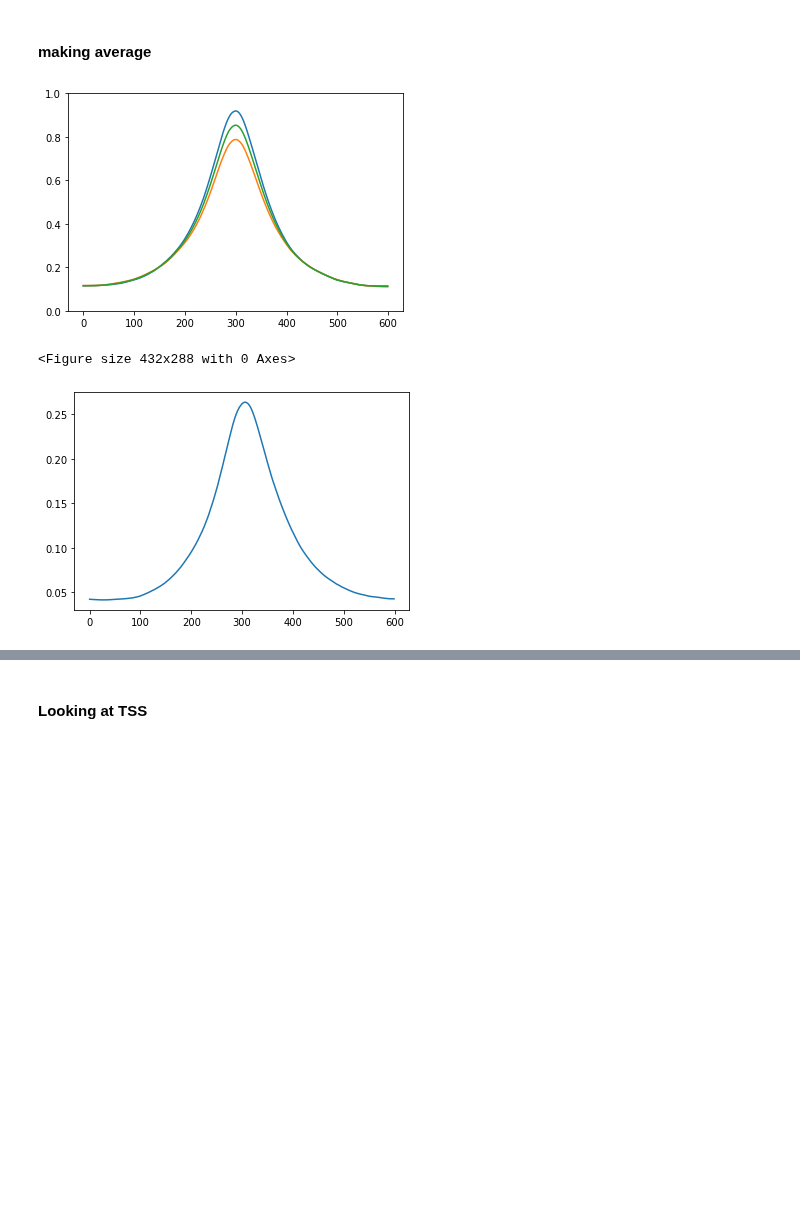
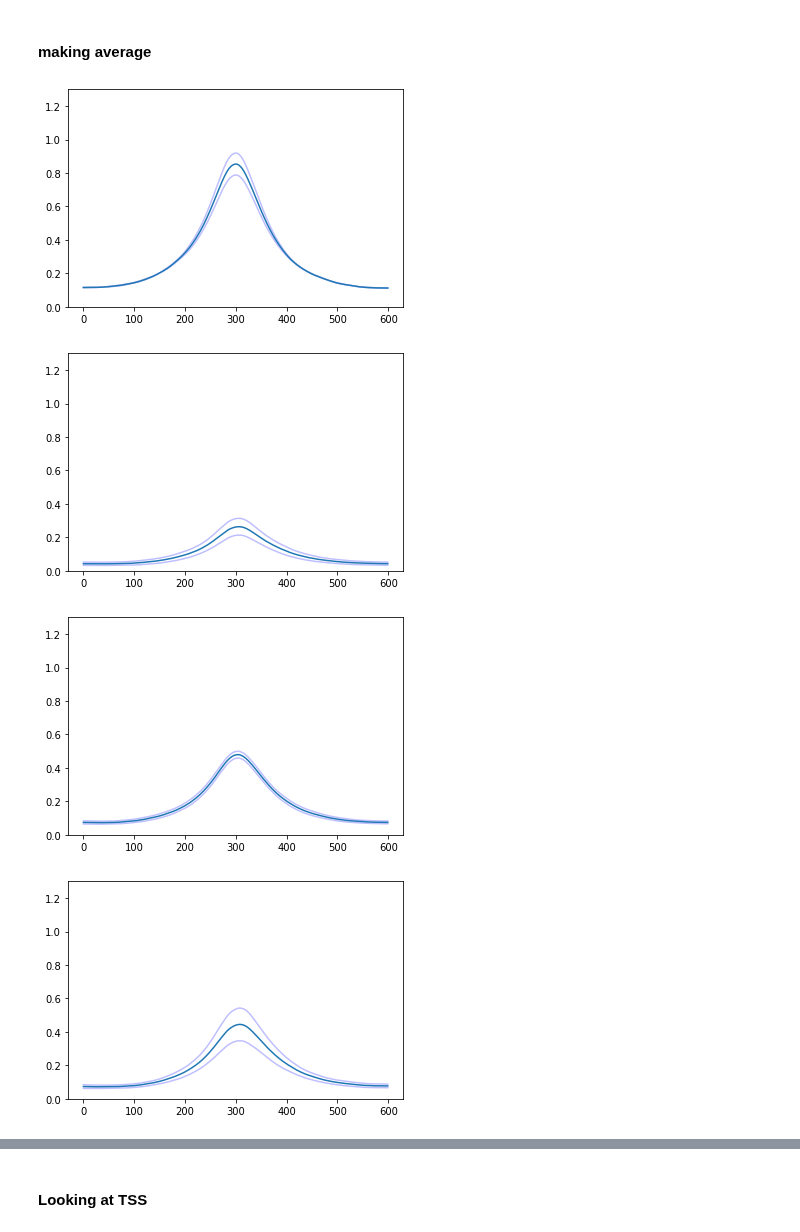
Before and after one commit to monikaperez/AMLproject, a Jupyter notebook: notebooks/Processing_differential_binding part3-Copy1.ipynb, the cells around one changed output, grey strips where cells are left out. Saved outputs shown, nothing was run; the diff lists cells and outputs as text; code cells hidden in the pictures; blank space fills up the shorter version.

Commit message:
making more plots

```diff
--- a/notebooks/Processing_differential_binding part3-Copy1.ipynb
+++ b/notebooks/Processing_differential_binding part3-Copy1.ipynb
@@ -534,14 +541,12 @@ mv ../../data/*_averageofsamples.pdf ../../data/$project/
-# %%
-_ = chiplot.plotAverageOfSamples(["../../data/knockouts_v1/AAVS1_mat.gz", "../../data/knockouts_v1/AAVS1_V2_mat.gz"], folder="../../data/"+project+"/"+val, showAll=True, maxv = 1, minv=0)
-# %% [output]
-[figure, removed]
 # %%
 for i, val in enumerate(names):
-    if i !=1:
+    if i <0:
         continue
-    val1 = '../../data/'+project+'/' + val +'_mat.gz'
+    val1 = '../../data/'+project+'/' + val +'_ko_mat.gz'
     val2 = '../../data/'+project+'/' + val +'_V2_ko_mat.gz'
-    _ = chiplot.plotAverageOfSamples([val1, val2], folder="../../data/"+project+"/"+val, maxv=1, minv=0)
+    _ = chiplot.plotAverageOfSamples([val1, val2], folder="../../data/"+project+"/"+val, showAll=True, maxv = 1.3, minv=0)
 # %% [output]
-<Figure size 432x288 with 0 Axes>
-[figure, old version]
+[figure, new version]
+[figure, added]
+[figure, added]
+[figure, added]
```
Also changed, not shown: parts of 10 cells of this notebook, 21 other files.
